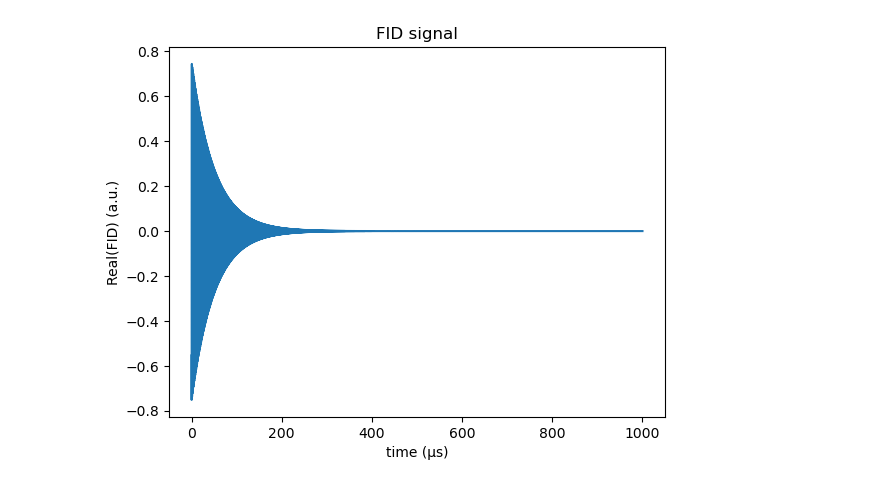
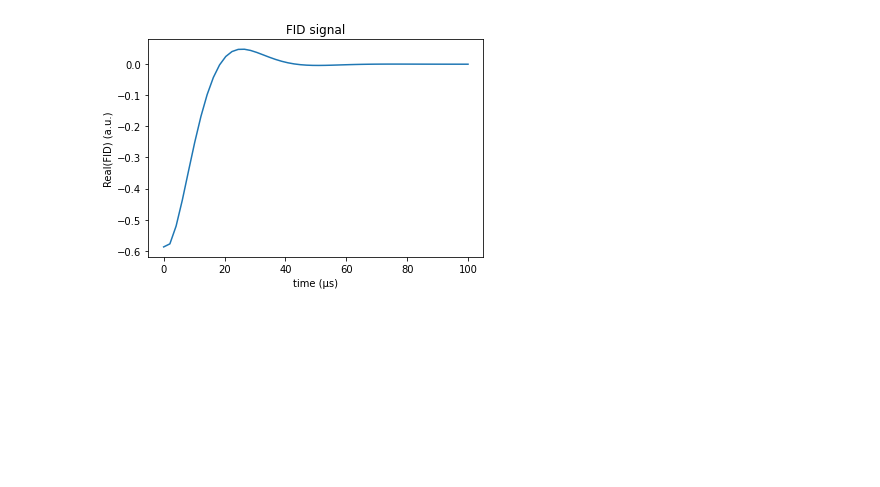
Before and after one commit to vemiBGH/PULSEE, a Jupyter notebook: demos/readme_demo.ipynb, the cells around one changed output. Cells and saved outputs as stored; diff of their text form; code cells hidden in the pictures; blank space fills up the shorter version.

```diff
--- a/demos/readme_demo.ipynb
+++ b/demos/readme_demo.ipynb
@@ -36,9 +34,9 @@ fig = plot_real_part_density_matrix(dm_evolved)
 # %%
-t, fid = FID_signal(spin, h_unperturbed, dm_evolved, acquisition_time=1000, T2=50, n_points=10000)
+t, fid = FID_signal(spin, h_unperturbed, dm_evolved, acquisition_time=100, T2=10, n_points=50)
 
 _ = plot_real_part_FID_signal(t, fid)
 # %% [output]
-[figure, old version]
+[figure, new version]
 # %%
 f, ft = fourier_transform_signal(fid, t)
 
```
Also changed, not shown: parts of 12 cells of this notebook, 4 other files.
